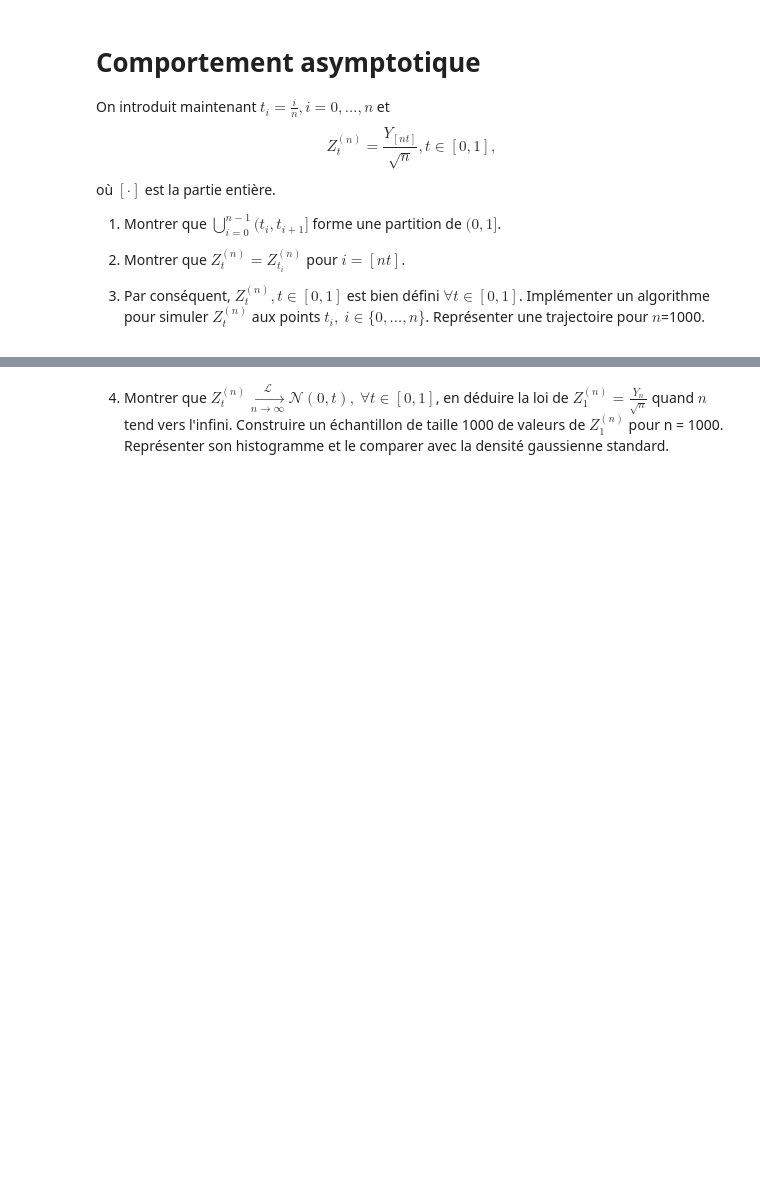
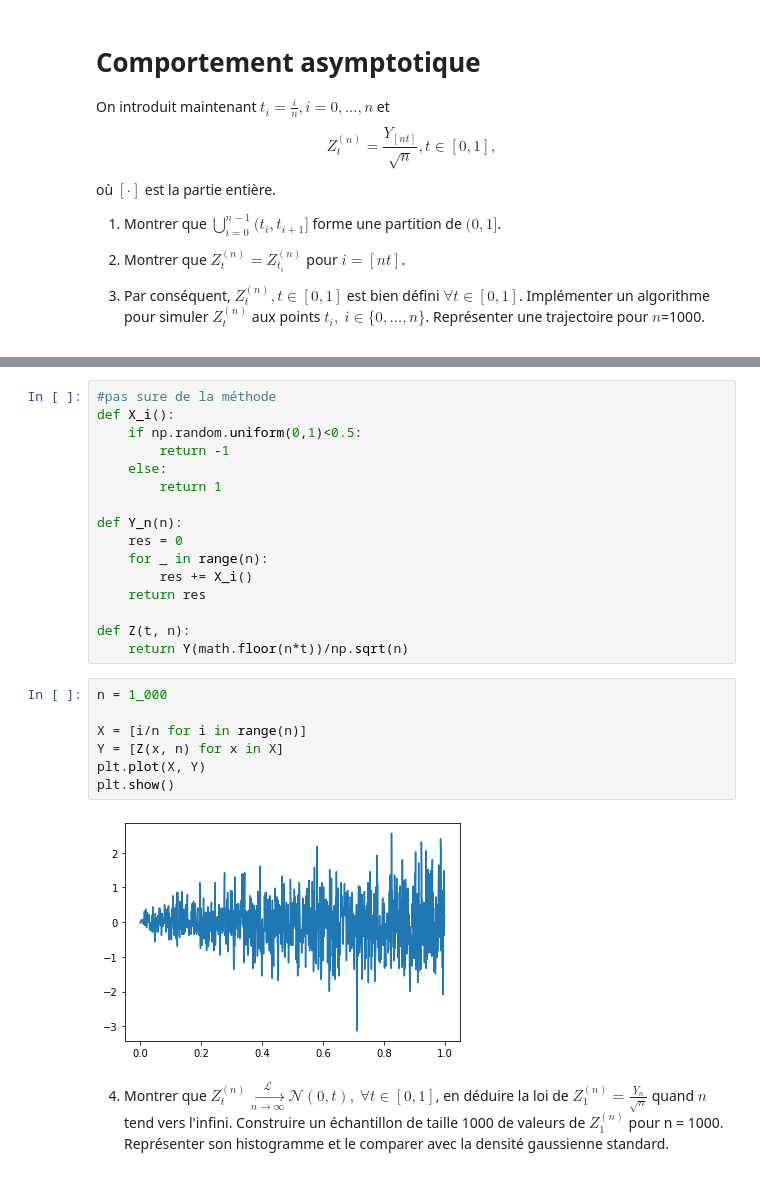
Before and after one commit to gabrielleberrada/projet_num_proba, a Jupyter notebook: Projet_numerique_de_Probabilités_2022 - enonce.ipynb, the cells around one changed output, grey strips where cells are left out. Cells and saved outputs as stored; diff of their text form; blank space fills up the shorter version.

```diff
--- a/Projet_numerique_de_Probabilités_2022 - enonce.ipynb
+++ b/Projet_numerique_de_Probabilités_2022 - enonce.ipynb
@@ -123,3 +138,28 @@ où $[\cdot]$ est la partie entière.
+# %%
+#pas sure de la méthode
+def X_i():
+    if np.random.uniform(0,1)<0.5:
+        return -1
+    else:
+        return 1
+
+def Y_n(n):
+    res = 0
+    for _ in range(n):
+        res += X_i()
+    return res
+
+def Z(t, n):
+    return Y(math.floor(n*t))/np.sqrt(n)
+# %%
+n = 1_000
+
+X = [i/n for i in range(n)]
+Y = [Z(x, n) for x in X]
+plt.plot(X, Y)
+plt.show()
+# %% [output]
+[figure, added]
 # %% [markdown]
 4. Montrer que $Z^{(n)}_t\xrightarrow[n \to \infty]{\mathcal{L}}\mathcal{N}(0,t),~\forall t \in [0,1]$, en déduire la loi de $Z^{(n)}_1=\frac{Y_n}{\sqrt{n}}$ quand $n$
   tend vers l'infini.
```
Also changed, not shown: parts of 1 cell of this notebook.
